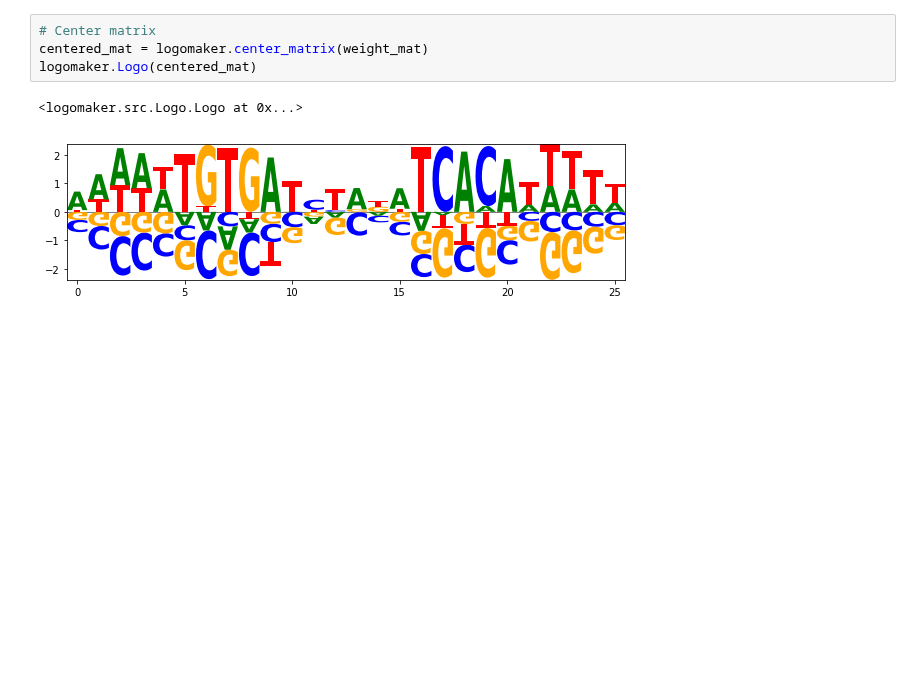
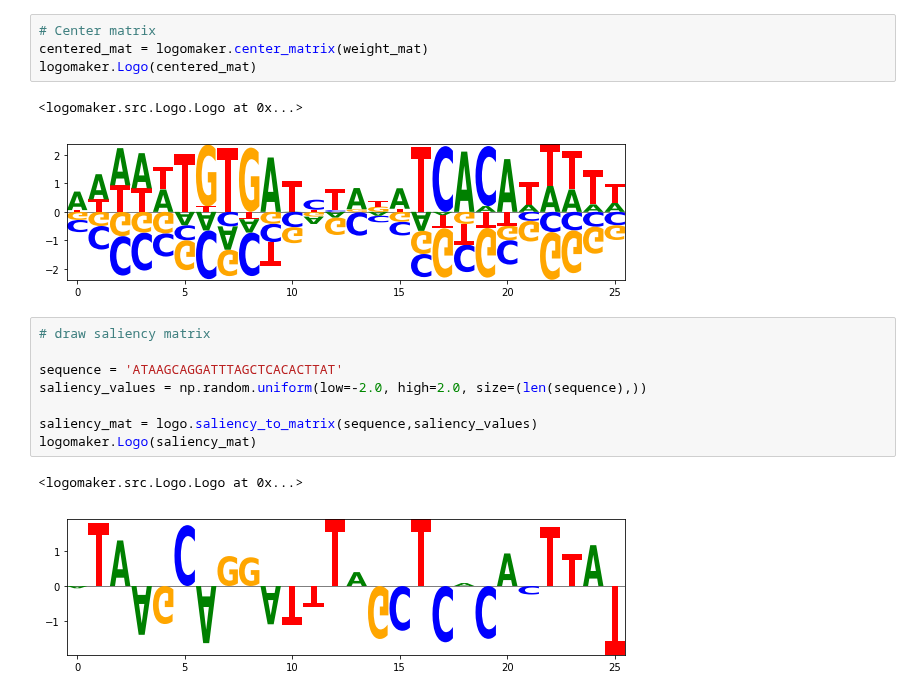
Before and after one commit to jbkinney/logomaker, a Jupyter notebook: jupyter_notebooks/19.03.12_transform_matrix.ipynb, the cells around one changed output. Drawn from its saved outputs; the diff is of its cells as text; blank space fills up the shorter version.

```diff
--- a/jupyter_notebooks/19.03.12_transform_matrix.ipynb
+++ b/jupyter_notebooks/19.03.12_transform_matrix.ipynb
@@ -173,3 +148,14 @@ logomaker.Logo(centered_mat)
 # %% [output]
 <logomaker.src.Logo.Logo at 0x...>
 [figure]
+# %%
+# draw saliency matrix
+
+sequence = 'ATAAGCAGGATTTAGCTCACACTTAT'
+saliency_values = np.random.uniform(low=-2.0, high=2.0, size=(len(sequence),))
+
+saliency_mat = logo.saliency_to_matrix(sequence,saliency_values)
+logomaker.Logo(saliency_mat)
+# %% [output]
+<logomaker.src.Logo.Logo at 0x...>
+[figure, added]
```
Also changed, not shown: parts of 3 cells of this notebook, 3 other files.
